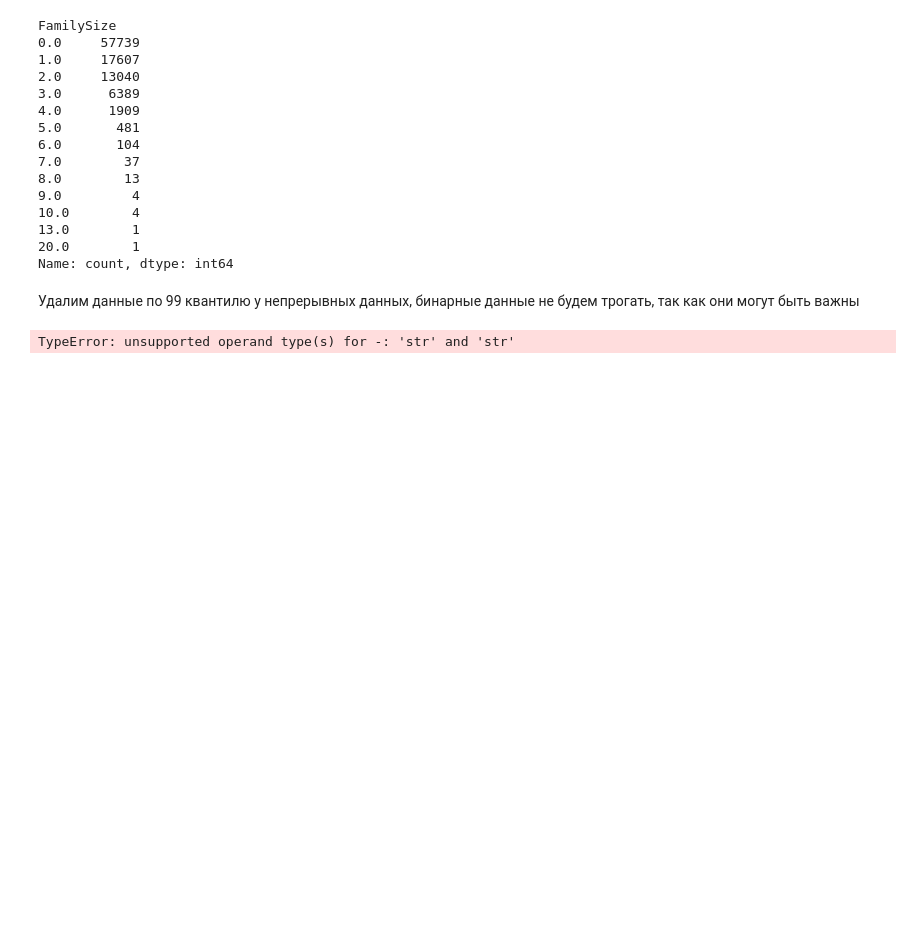
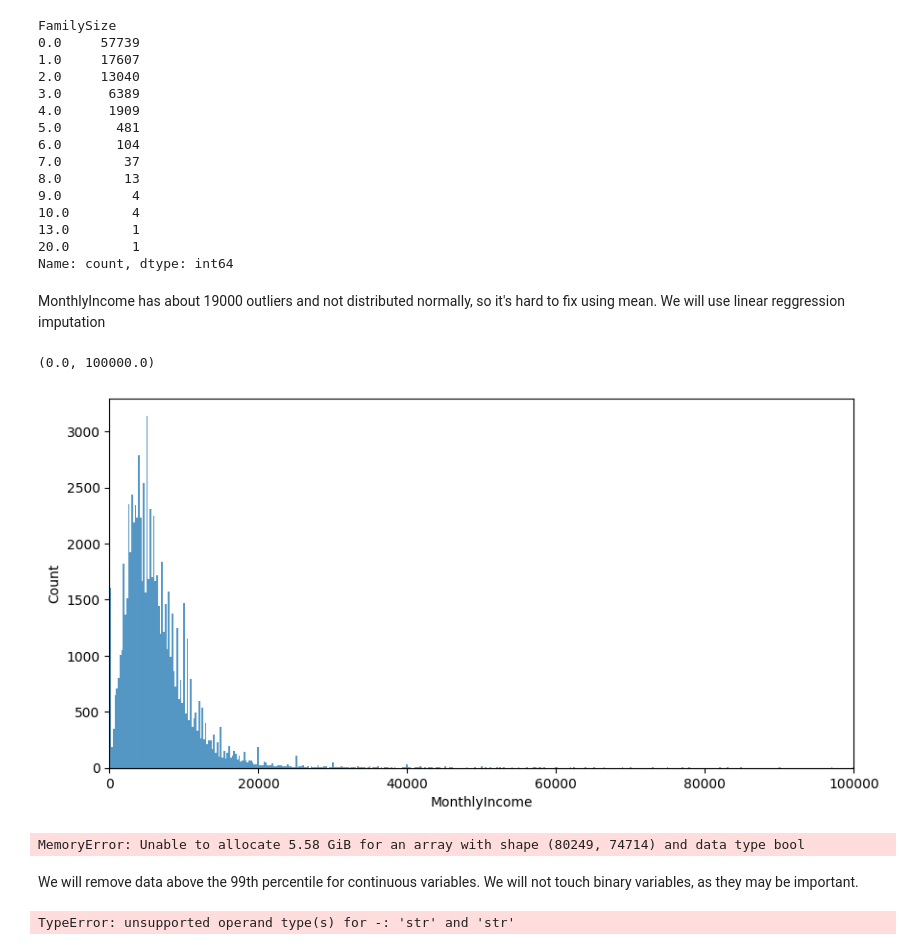
Before and after one commit to NoTimur/LoanLens, a Jupyter notebook: analytics/eda.ipynb, the cells around one changed output. Drawn from its saved outputs; the diff is of its cells as text; code cells hidden in the pictures; blank space fills up the shorter version.

```diff
--- a/analytics/eda.ipynb
+++ b/analytics/eda.ipynb
@@ -6,3 +11,3 @@ import seaborn as sns
 # %%
-train_data = pd.read_csv('../data/train.csv', encoding='windows-1251', sep=';', low_memory=False)
+train_data = pd.read_csv('../data/train.csv', encoding='windows-1251', sep=',', low_memory=False)
 test_data = pd.read_csv('../data/test.csv')
@@ -11,5 +14,3 @@ Train dataset has column that duplicates index
-# %%
-train_data = train_data.drop('Unnamed: 0', axis = 1)
 # %% [markdown]
 # Exploratory data analysis
 Lets take a look on data
@@ -142,4 +124,21 @@ FamilySize
 20.0        1
 Name: count, dtype: int64
 # %%
-train_data = train_data[train_data['FamilySize'] <= 10]
+from feature.feature_engeeniring import filter_family_size
+
+train_data = filter_family_size(train_data, 10)
+# %% [markdown]
+MonthlyIncome has about 19000 outliers and not distributed normally, so it's hard to fix using mean. We will use linear reggression imputation
+# %%
+plt.figure(figsize=(10,5))
+sns.histplot(data=train_data, x='MonthlyIncome')
+plt.xlim(0, 100000)
+# %% [output]
+(0.0, 100000.0)
+[figure, added]
+# %%
+from feature.feature_engeeniring import impute_with_regression
+
+train_data = impute_with_regression(train_data, 'MonthlyIncome')
+# %% [output]
+MemoryError: Unable to allocate 5.58 GiB for an array with shape (80249, 74714) and data type bool
@@ -146,3 +160,3 @@ train_data = train_data[train_data['FamilySize'] <= 10]
 # %% [markdown]
-Удалим данные по 99 квантилю у непрерывных данных, бинарные данные не будем трогать, так как они могут быть важны
+We will remove data above the 99th percentile for continuous variables. We will not touch binary variables, as they may be important.
 # %%
```
Also changed, not shown: parts of 11 cells of this notebook, 6 other files.
